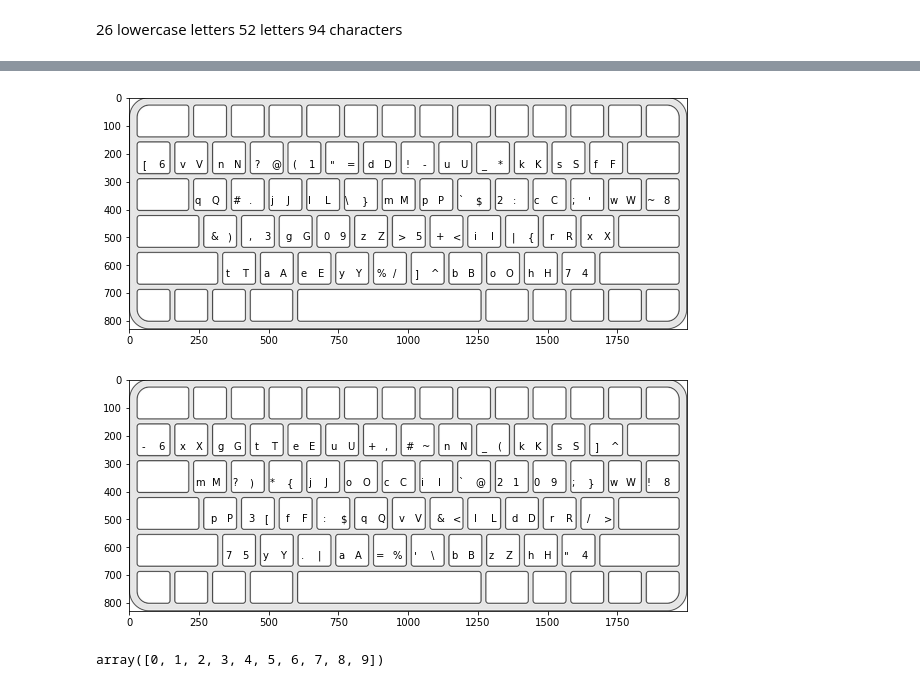
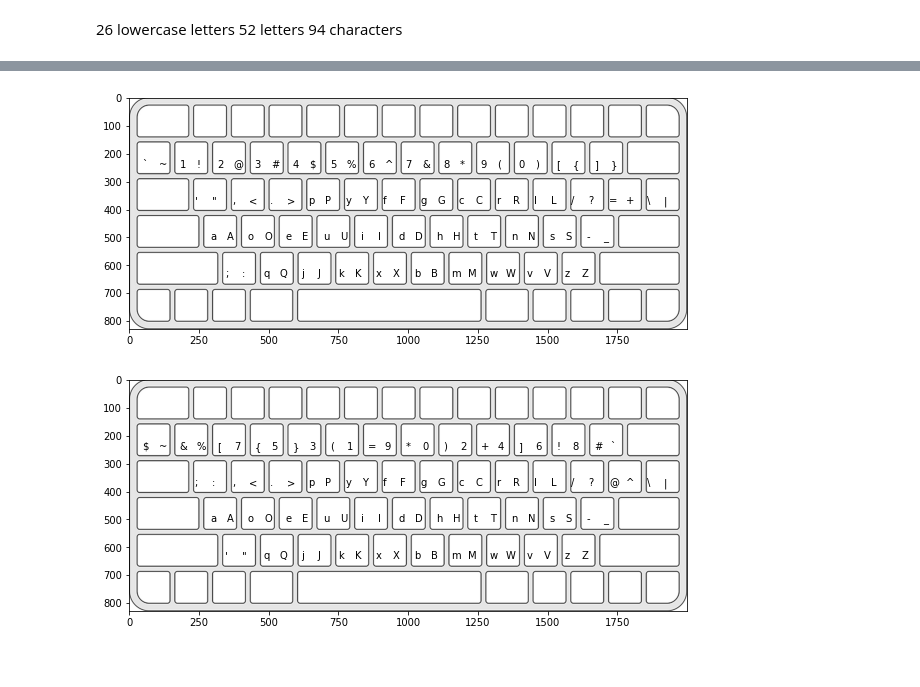
Before and after one commit to jmcsuite/Optimizacion_2, a Jupyter notebook: ProyectoFinal_KeyboardLayout/ObjectiveFunction.ipynb, the cells around one changed output, grey strips where cells are left out. Cells and saved outputs as stored; diff of their text form; code cells hidden in the pictures.

```diff
--- a/ProyectoFinal_KeyboardLayout/ObjectiveFunction.ipynb
+++ b/ProyectoFinal_KeyboardLayout/ObjectiveFunction.ipynb
@@ -11,7 +11,7 @@ def ImageLayout(dic, double=False, save=False, path='Demo.png'):
     dy = 130
     dnext = 135
     dright = 60
-    img = plt.imread('BlankLayout.png')
+    img = plt.imread('Images/BlankLayout.png')
     fig = plt.figure(figsize=(10,10))
     ax = fig.add_subplot(1,1,1)
     ax.imshow(img)
@@ -448,16 +406,8 @@ ImageLayout(X1, True)
 # %%
-ImageLayout(X2, True)
+ImageLayout(dvorak, double=True)
 # %% [output]
-[figure, old version]
+[figure, new version]
 # %%
-ImageLayout(Y, True)
+ImageLayout(programmerDvorak, double=True)
 # %% [output]
-[figure, old version]
+[figure, new version]
-# %%
-a = np.zeros(10)
-b = np.arange(10)
-
-b = np.array( [x for x in range(10)])
-b
-# %% [output]
-array([0, 1, 2, 3, 4, 5, 6, 7, 8, 9])
```
Also changed, not shown: parts of 23 cells of this notebook, 8 other files.
